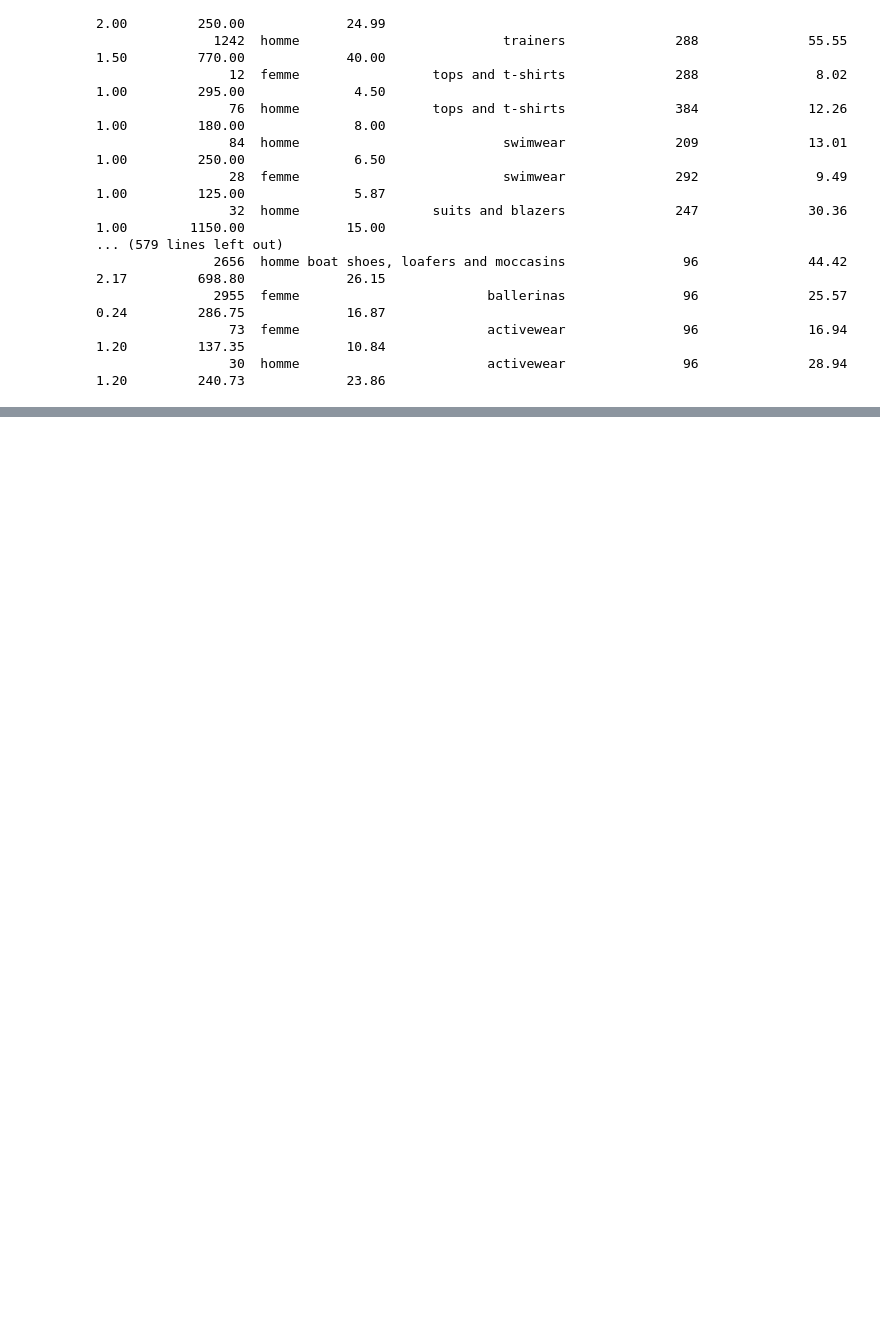
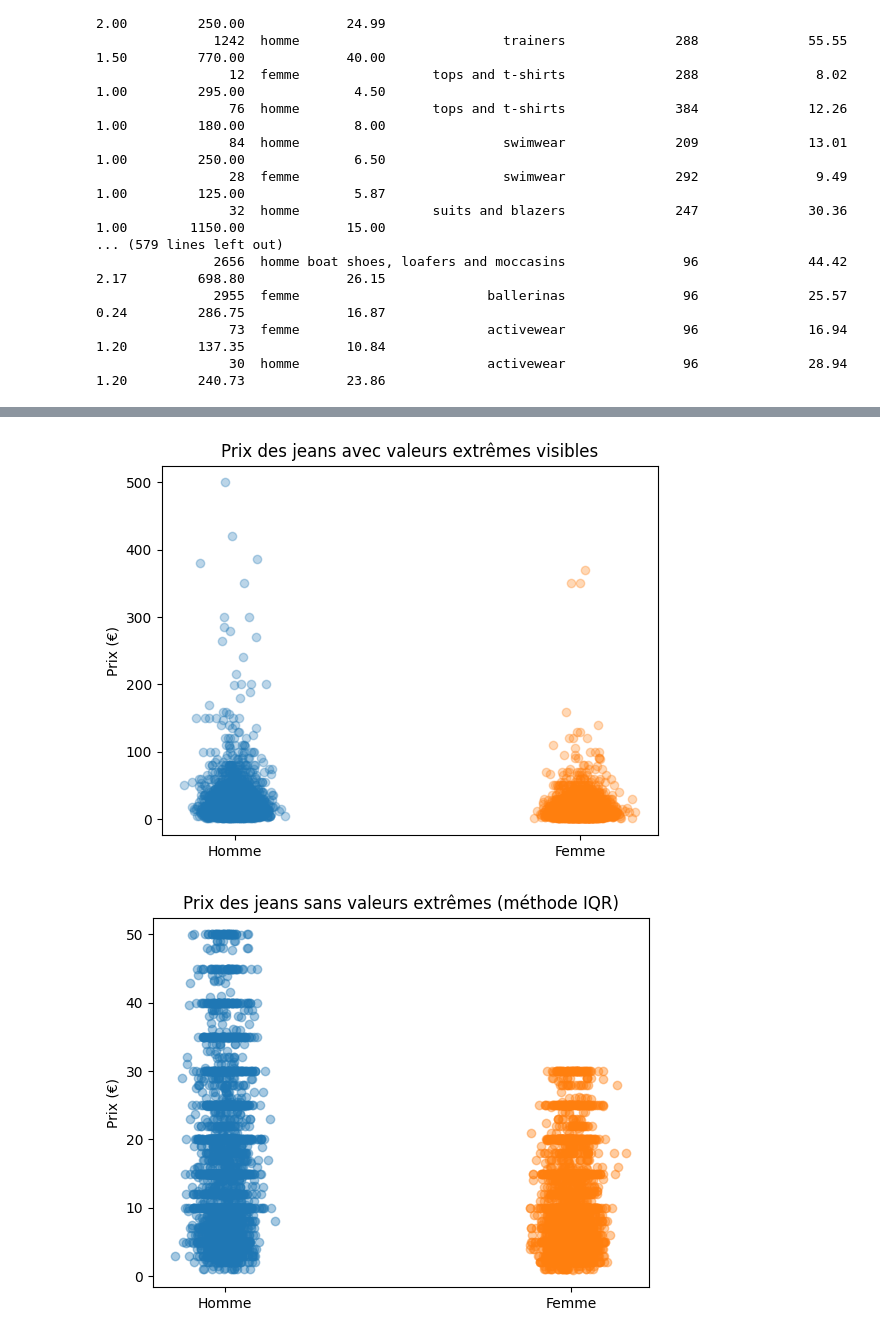
Before and after one commit to 01-prog/Data-analysis, a Jupyter notebook: Analyse_des_donnees.ipynb, the cells around one changed output, grey strips where cells are left out. Drawn from its saved outputs; the diff is of its cells as text; code cells hidden in the pictures; blank space fills up the shorter version.

```diff
--- a/Analyse_des_donnees.ipynb
+++ b/Analyse_des_donnees.ipynb
@@ -881,0 +947,40 @@ Query (Category ID) Gender                          Category  Number of Items  A
+# %%
+# Sans valeurs extrêmes
+
+def remove_outliers_iqr(df, column):
+    Q1 = df[column].quantile(0.25)
+    Q3 = df[column].quantile(0.75)
+    IQR = Q3 - Q1
+    lower = Q1 - 1.5 * IQR
+    upper = Q3 + 1.5 * IQR
+    return df[(df[column] >= lower) & (df[column] <= upper)]
+
+df_no_outliers = (
+    df_jeans
+    .groupby('gender', group_keys=False)
+    .apply(lambda x: remove_outliers_iqr(x, 'price'))
+)
+
+
+for i, gender in enumerate(['Homme', 'Femme']):
+    prices = df_jeans[df_jeans['gender'] == gender]['price']
+    x = np.random.normal(i + 1, 0.04, size=len(prices))  # jitter
+    plt.plot(x, prices, 'o', alpha=0.3)
+
+plt.xticks([1, 2], ['Homme', 'Femme'])
+plt.ylabel('Prix (€)')
+plt.title('Prix des jeans avec valeurs extrêmes visibles')
+plt.show()
+
+for i, gender in enumerate(['Homme', 'Femme']):
+    prices = df_no_outliers[df_no_outliers['gender'] == gender]['price']
+    x = np.random.normal(i + 1, 0.04, size=len(prices))
+    plt.plot(x, prices, 'o', alpha=0.4)
+
+plt.xticks([1, 2], ['Homme', 'Femme'])
+plt.ylabel('Prix (€)')
+plt.title('Prix des jeans sans valeurs extrêmes (méthode IQR)')
+plt.show()
+# %% [output]
+[figure, added]
+[figure, added]
```
Also changed, not shown: parts of 3 cells of this notebook.
